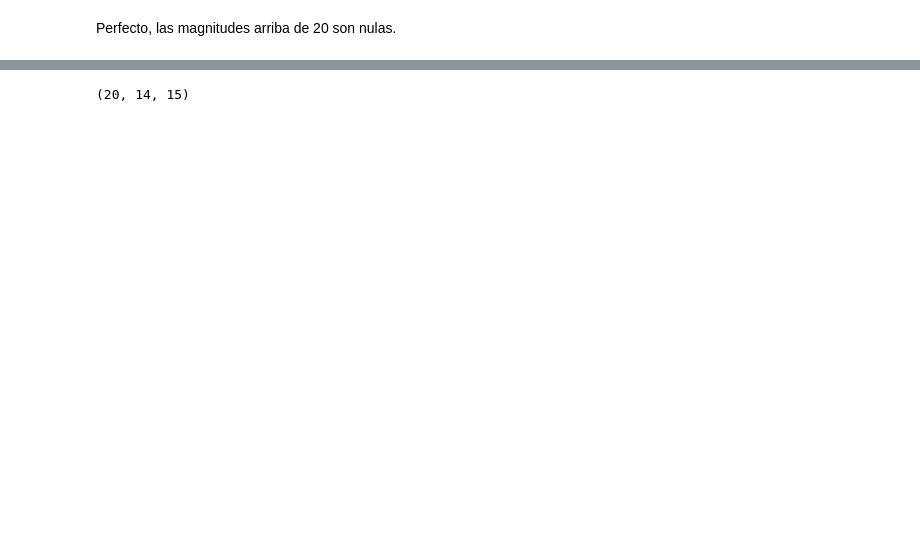
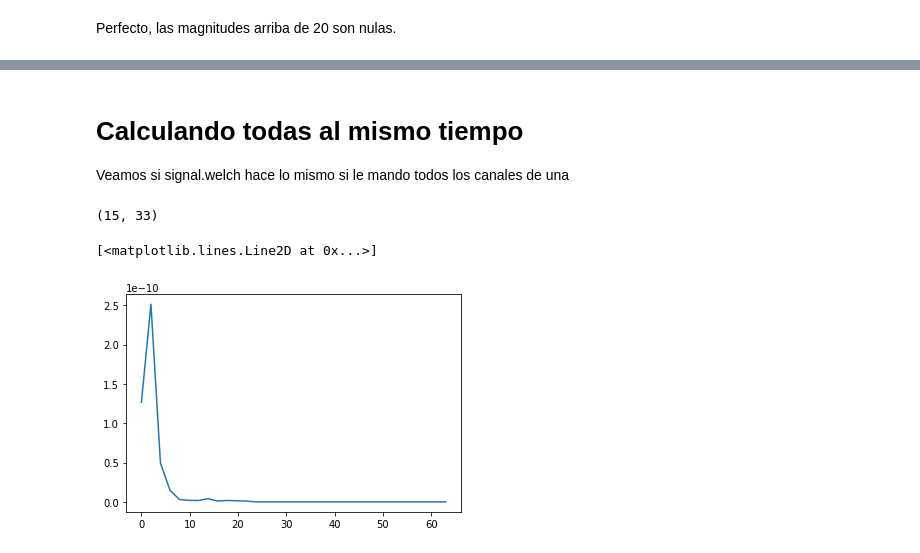
Before and after one commit to finiteautomata/p300speller, a Jupyter notebook: notebooks/feature_extraction.ipynb, the cells around one changed output, grey strips where cells are left out. Drawn from its saved outputs; the diff is of its cells as text; code cells hidden in the pictures; blank space fills up the shorter version.

```diff
--- a/notebooks/feature_extraction.ipynb
+++ b/notebooks/feature_extraction.ipynb
@@ -195,5 +75,15 @@ instances = df.array_path
-# %%
-
-pipe.fit_transform(instances).shape
-# %% [output]
-(20, 14, 15)
+# %% [markdown]
+# Calculando todas al mismo tiempo
+
+Veamos si signal.welch hace lo mismo si le mando todos los canales de una
+# %%
+freqs, amplitudes = signal.welch(arr, fs=128, nperseg=65)
+
+print(amplitudes.shape)
+# %% [output]
+(15, 33)
+# %%
+plt.plot(freqs, amplitudes[1, :])
+# %% [output]
+[<matplotlib.lines.Line2D at 0x...>]
+[figure, added]
```
Also changed, not shown: parts of 19 cells of this notebook, 1 other file.
